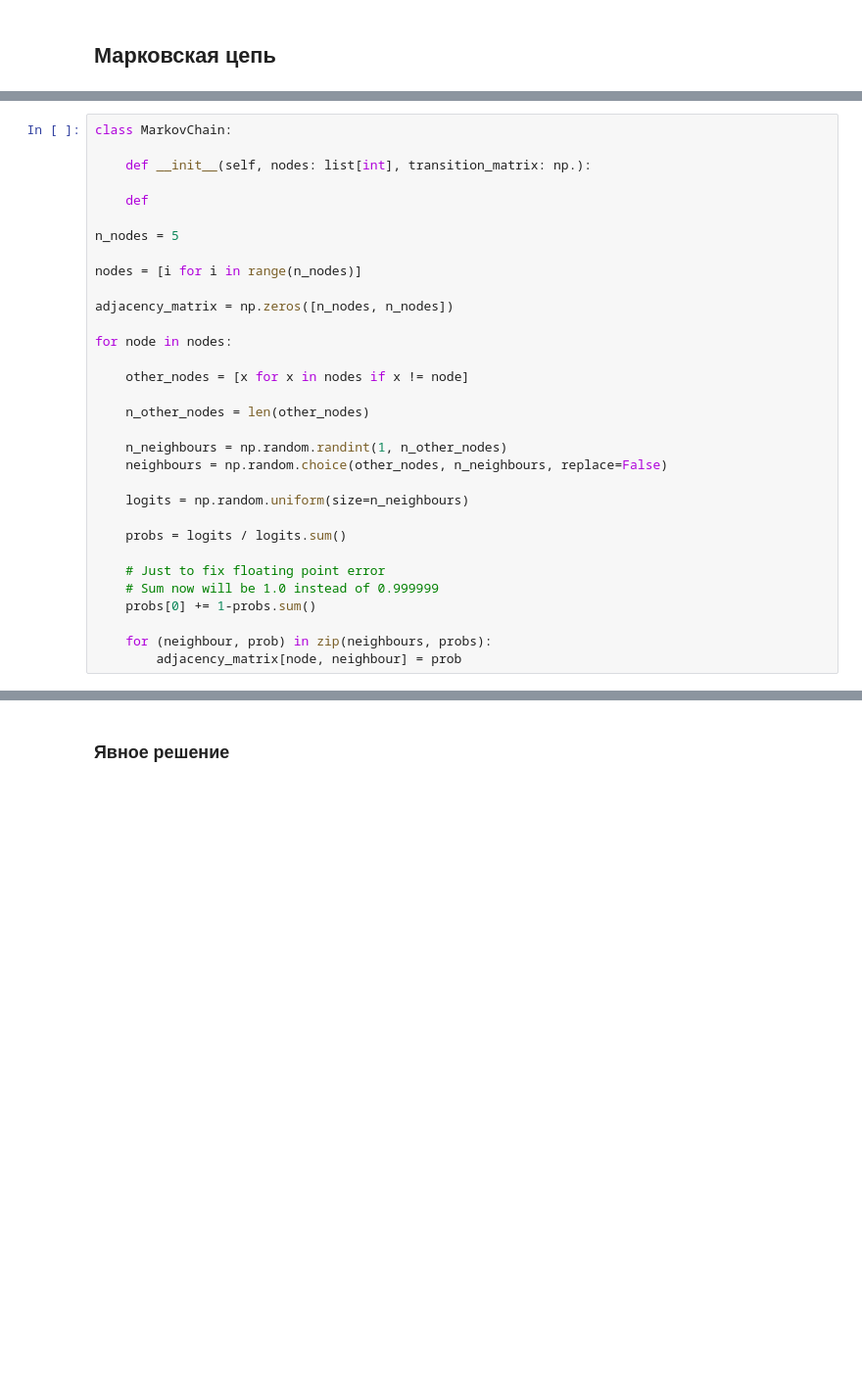
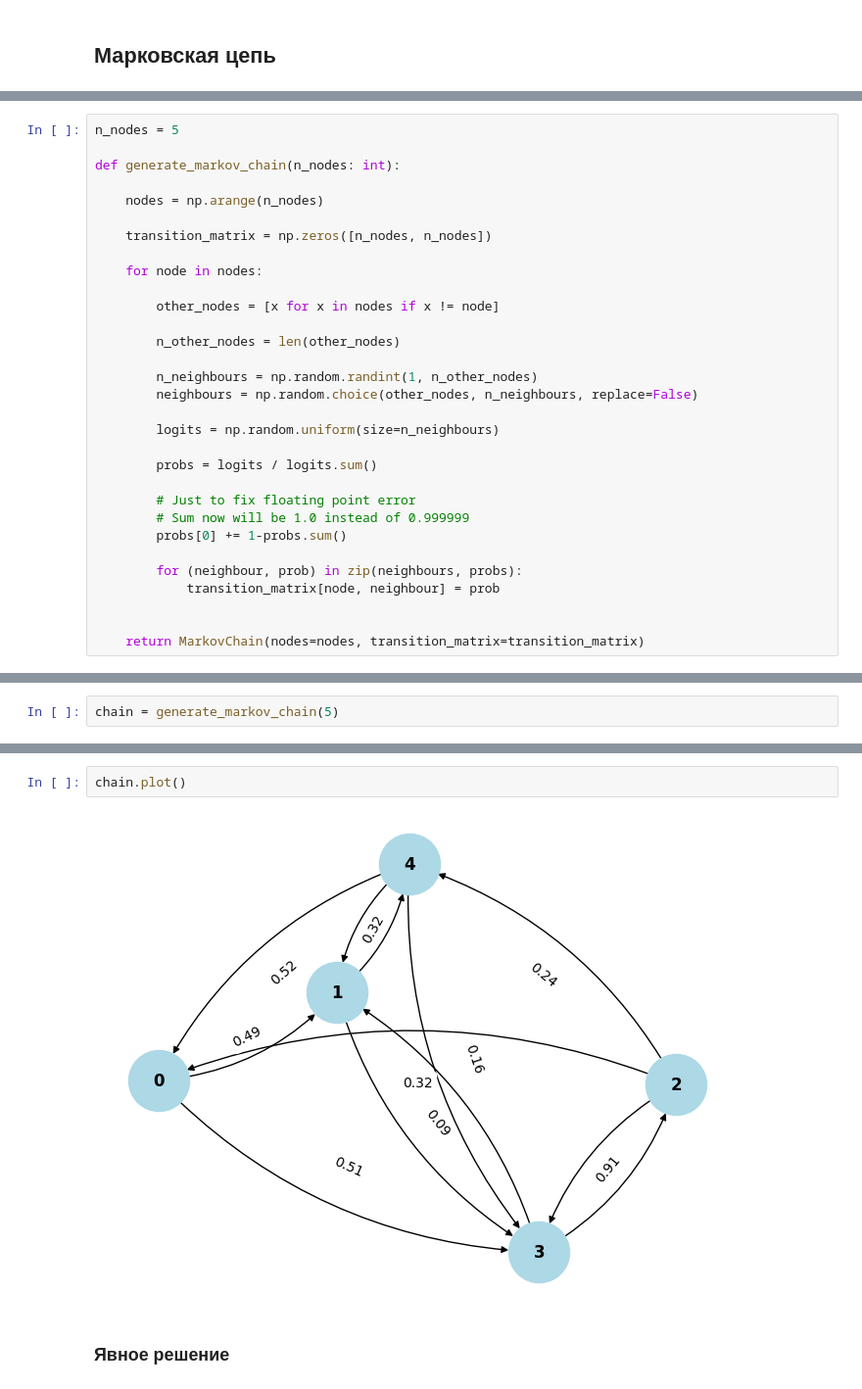
Before and after one commit to Pyatachokk/hse_asml_course, a Jupyter notebook: seminars/seminar_01_max_likelihood.ipynb, the cells around one changed output, grey strips where cells are left out. Shown at 98% size. Saved outputs shown, nothing was run; the diff lists cells and outputs as text; blank space fills up the shorter version.

```diff
--- a/seminars/seminar_01_max_likelihood.ipynb
+++ b/seminars/seminar_01_max_likelihood.ipynb
@@ -91,32 +217,31 @@ res
 # %%
-class MarkovChain:
-
-    def __init__(self, nodes: list[int], transition_matrix: np.):
-
-    def
-
 n_nodes = 5
 
-nodes = [i for i in range(n_nodes)]
+def generate_markov_chain(n_nodes: int):
 
-adjacency_matrix = np.zeros([n_nodes, n_nodes])
+    nodes = np.arange(n_nodes)
 
-for node in nodes:
+    transition_matrix = np.zeros([n_nodes, n_nodes])
 
-    other_nodes = [x for x in nodes if x != node]
+    for node in nodes:
 
-    n_other_nodes = len(other_nodes)
+        other_nodes = [x for x in nodes if x != node]
 
-    n_neighbours = np.random.randint(1, n_other_nodes)
-    neighbours = np.random.choice(other_nodes, n_neighbours, replace=False)
+        n_other_nodes = len(other_nodes)
 
-    logits = np.random.uniform(size=n_neighbours)
+        n_neighbours = np.random.randint(1, n_other_nodes)
+        neighbours = np.random.choice(other_nodes, n_neighbours, replace=False)
 
-    probs = logits / logits.sum()
+        logits = np.random.uniform(size=n_neighbours)
 
-    # Just to fix floating point error
-    # Sum now will be 1.0 instead of 0.999999
-    probs[0] += 1-probs.sum()
+        probs = logits / logits.sum()
 
-    for (neighbour, prob) in zip(neighbours, probs):
-        adjacency_matrix[node, neighbour] = prob
+        # Just to fix floating point error
+        # Sum now will be 1.0 instead of 0.999999
+        probs[0] += 1-probs.sum()
+
+        for (neighbour, prob) in zip(neighbours, probs):
+            transition_matrix[node, neighbour] = prob
+
+
+    return MarkovChain(nodes=nodes, transition_matrix=transition_matrix)
@@ -161,0 +248,2 @@ visualize_markov_chain(nodes, adjacency_matrix)
+# %%
+chain = generate_markov_chain(5)
@@ -162,2 +254,6 @@ visualize_markov_chain(nodes, adjacency_matrix)
+# %%
+chain.plot()
+# %% [output]
+[figure, added]
 # %% [markdown]
 ### Явное решение
```
Also changed, not shown: parts of 8 cells of this notebook, 2 other files.
